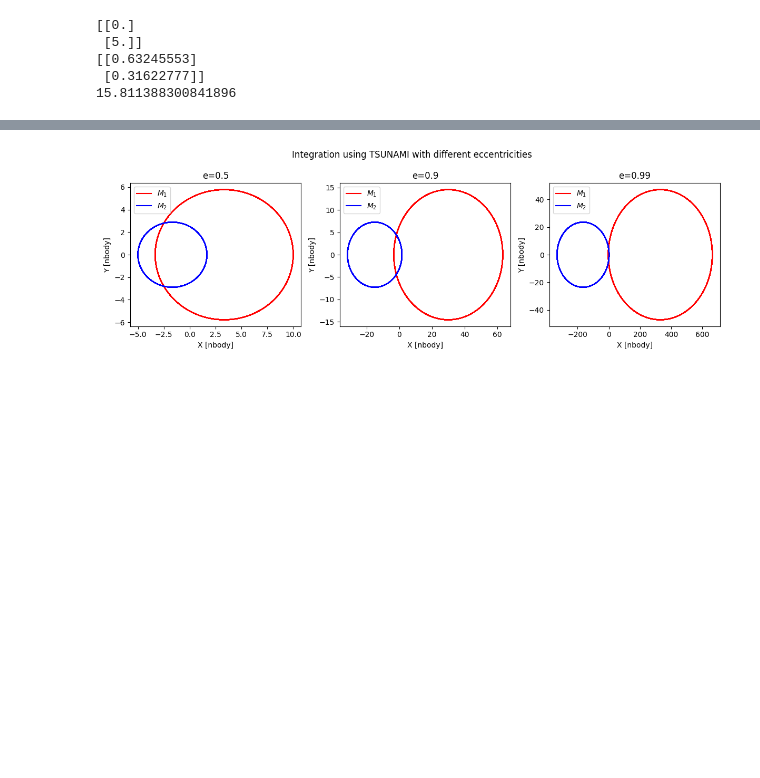
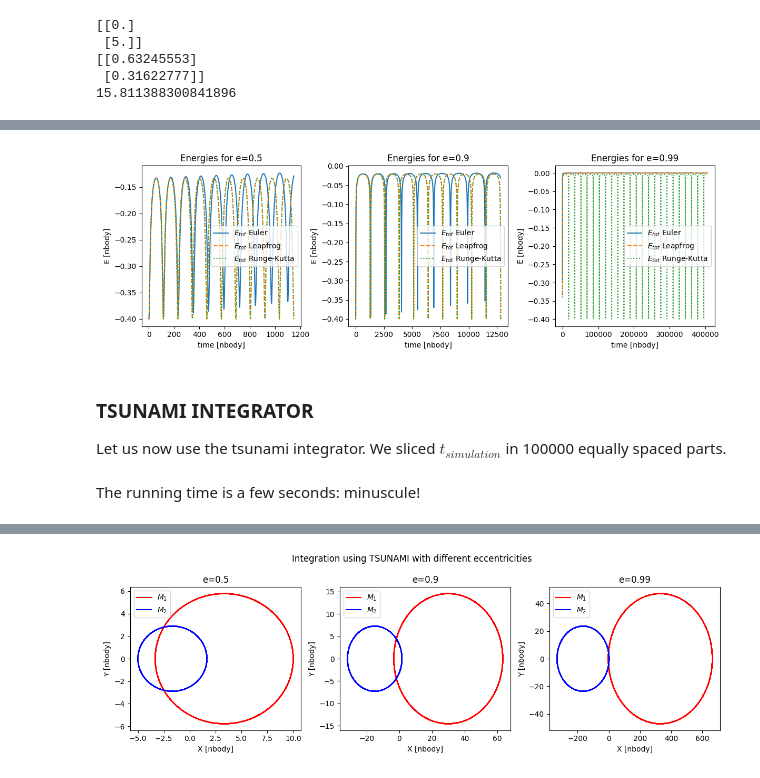
Before and after one commit to giadaaggio/compastro_23, a Jupyter notebook: Fireworks/assignment3/eccentric_orbit_tsunami.ipynb, the cells around one changed output, grey strips where cells are left out. Saved outputs shown, nothing was run; the diff lists cells and outputs as text; code cells hidden in the pictures; blank space fills up the shorter version.

```diff
--- a/Fireworks/assignment3/eccentric_orbit_tsunami.ipynb
+++ b/Fireworks/assignment3/eccentric_orbit_tsunami.ipynb
@@ -372,3 +451,43 @@ plt.tight_layout()
+# %%
+plt.figure(figsize=(12,4))
+
+#e=0.5
+plt.subplot(1,3,1)
+plt.plot(time2_euler_1_adaptive, Etot_euler_1_adaptive, label='$E_{tot}$ Euler')
+plt.plot(time2_leapfrog_1_adaptive, Etot_leapfrog_1_adaptive, label='$E_{tot}$ Leapfrog', linestyle='dashed')
+plt.plot(time2_rungekutta_1_adaptive, Etot_rungekutta_1_adaptive, label='$E_{tot}$ Runge-Kutta', linestyle='dotted')
+plt.title('Energies for e=0.5')
+plt.xlabel('time [nbody]')
+plt.ylabel('E [nbody]')
+plt.legend()
+
+#e=0.9
+plt.subplot(1,3,2)
+plt.plot(time2_euler_2_adaptive, Etot_euler_2_adaptive, label='$E_{tot}$ Euler')
+plt.plot(time2_leapfrog_2_adaptive, Etot_leapfrog_2_adaptive, label='$E_{tot}$ Leapfrog', linestyle='dashed')
+plt.plot(time2_rungekutta_2_adaptive, Etot_rungekutta_2_adaptive, label='$E_{tot}$ Runge-Kutta', linestyle='dotted')
+plt.title('Energies for e=0.9')
+plt.xlabel('time [nbody]')
+plt.ylabel('E [nbody]')
+plt.legend()
+
+#e=0.99
+plt.subplot(1,3,3)
+plt.plot(time2_euler_3_adaptive, Etot_euler_3_adaptive, label='$E_{tot}$ Euler')
+plt.plot(time2_leapfrog_3_adaptive, Etot_leapfrog_3_adaptive, label='$E_{tot}$ Leapfrog', linestyle='dashed')
+plt.plot(time2_rungekutta_3_adaptive, Etot_rungekutta_3_adaptive, label='$E_{tot}$ Runge-Kutta', linestyle='dotted')
+plt.title('Energies for e=0.99')
+plt.xlabel('time [nbody]')
+plt.ylabel('E [nbody]')
+plt.legend()
+
+plt.tight_layout()
+# %% [output]
+[figure, added]
+# %% [markdown]
+### TSUNAMI INTEGRATOR
+
+Let us now use the tsunami integrator. We sliced $t_{simulation}$ in 100000 equally spaced parts.
 # %%
 part_1_tsunami = part_1.copy()
 part_2_tsunami = part_2.copy()
@@ -404,3 +523,5 @@ pos1_tsu_2, pos2_tsu_2 = integration_with_tsunami(part_2_tsunami, tsimulation_2)
 
 #e=0.99
 pos1_tsu_3, pos2_tsu_3 = integration_with_tsunami(part_3_tsunami, tsimulation_3)
+# %% [markdown]
+The running time is a few seconds: minuscule!
```
Also changed, not shown: parts of 20 cells of this notebook.
